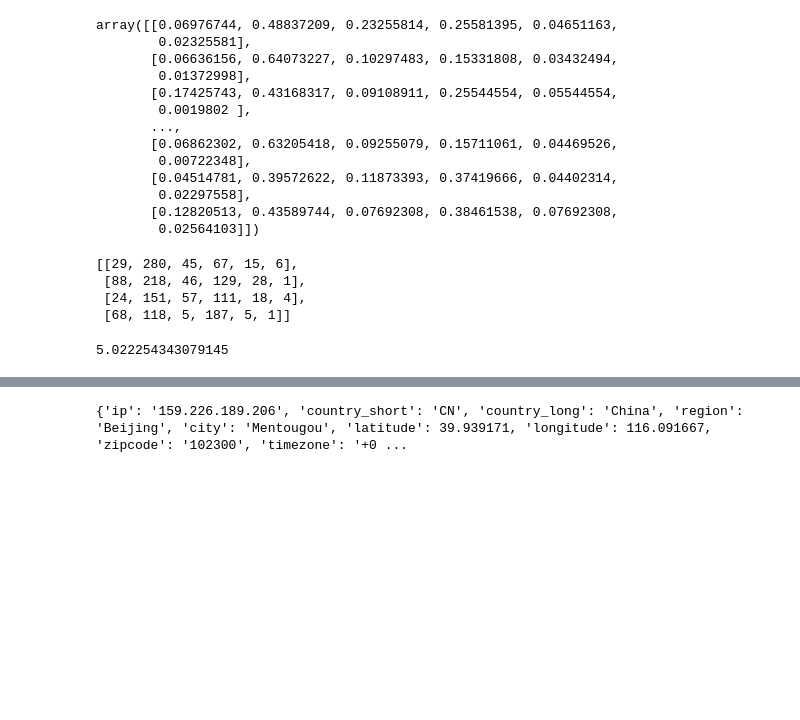
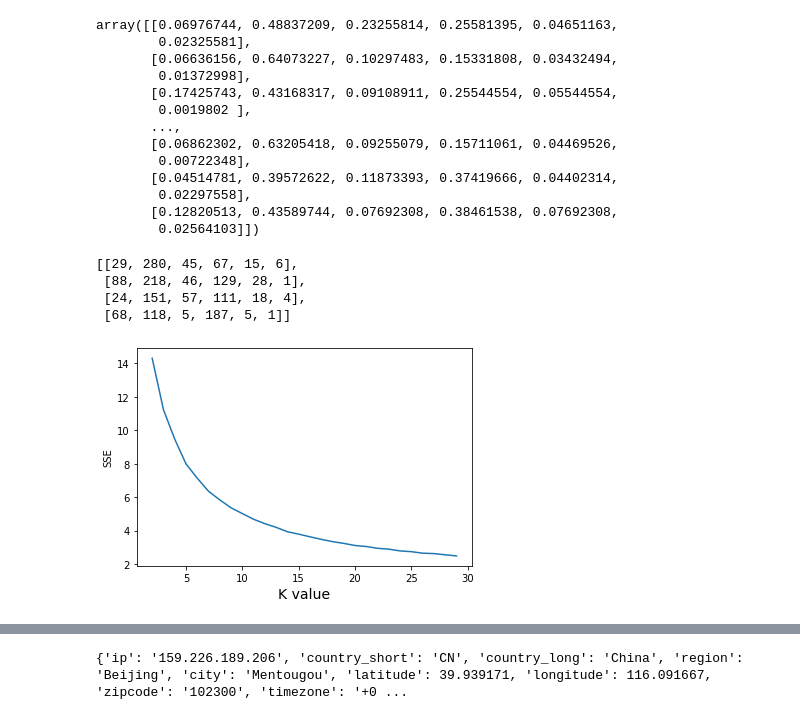
Before and after one commit to chasezcz/Persona, a Jupyter notebook: notebooks/labelExtract.ipynb, the cells around one changed output, grey strips where cells are left out. Saved outputs shown, nothing was run; the diff lists cells and outputs as text; code cells hidden in the pictures; blank space fills up the shorter version.

```diff
--- a/notebooks/labelExtract.ipynb
+++ b/notebooks/labelExtract.ipynb
@@ -272,15 +310,18 @@ data[:4]
 trainData.tofile("../data/dataset/modules.npy")
 # %%
 from sklearn.cluster import KMeans
+from sklearn.metrics import silhouette_score
+
+x = trainData
 
 inertias = []
-for k in range(1, 21):
-    kmeans = KMeans(n_clusters=k, random_state=0).fit(trainData)
+sc = []
+ks = [x for x in range(2, 30)]
+for k in range(2, 30):
+    kmeans = KMeans(n_clusters=k).fit(x)
+    labels = kmeans.labels_
+
     inertias.append(kmeans.inertia_)
-
-plt.figure()
-plt.plot([k for k in range(5, 25)], inertias)
+    sc.append(silhouette_score(x, labels))
+# %% [output]
+[figure, added]
-# %%
-kmeans.inertia_
-# %% [output]
-5.022254343079145
```
Also changed, not shown: parts of 7 cells of this notebook, 13 other files.
